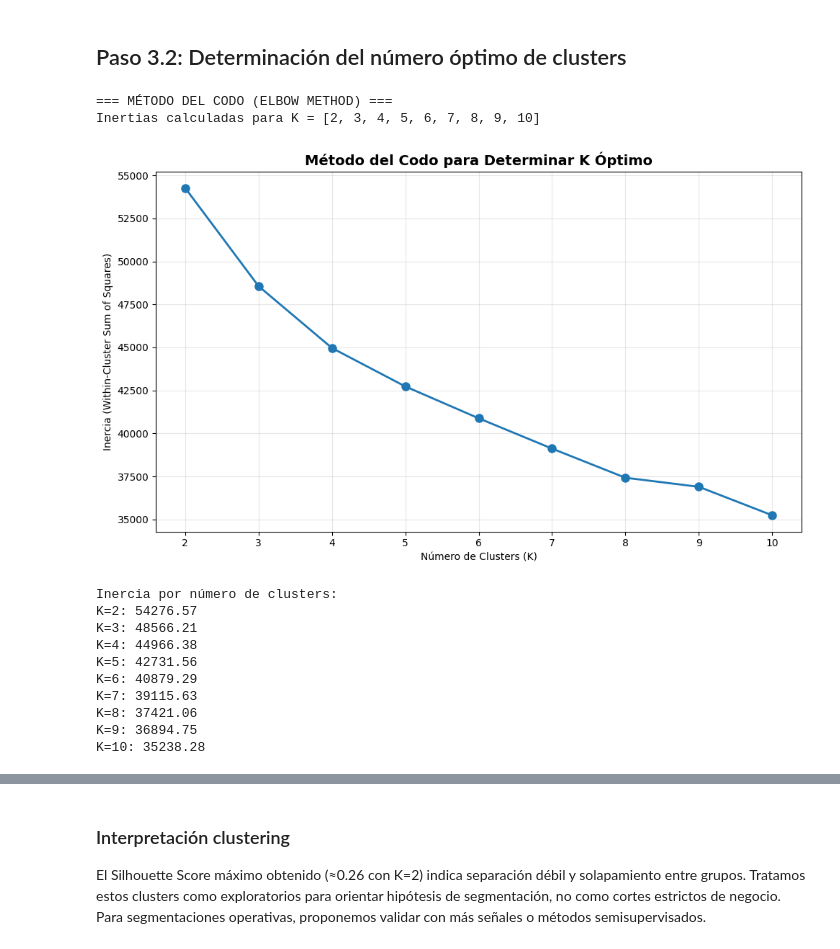
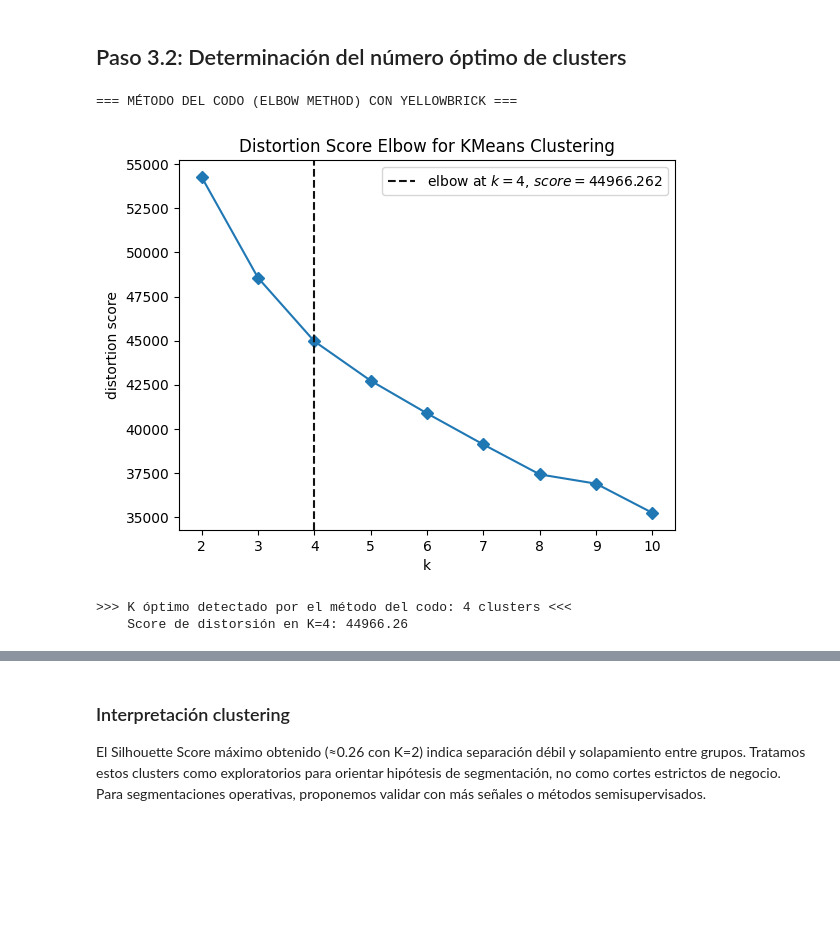
Before and after one commit to alanslzrr/machine-learning-customer-analytics-retail, a Jupyter notebook: proyecto_02_modelos.ipynb, the cells around one changed output, grey strips where cells are left out. Saved outputs shown, nothing was run; the diff lists cells and outputs as text; code cells hidden in the pictures; blank space fills up the shorter version.

Commit message:
Añadir yellowbrick a los requisitos y asegurar un formato correcto.
- Se añadió la versión 1.4.post2 de yellowbrick a requirements.txt.
- Se integraron graficos con yellowbrik para deccion automatica

```diff
--- a/proyecto_02_modelos.ipynb
+++ b/proyecto_02_modelos.ipynb
@@ -1501,50 +1538,37 @@ Es importante mencionar que aunque las componentes principales son combinaciones
 # %% [markdown]
 ## Paso 3.2: Determinación del número óptimo de clusters
 # %%
-# 3.2.1 Método del Codo (Elbow Method)
+# 3.2.1 Método del Codo (Elbow Method) usando Yellowbrick
 from sklearn.cluster import KMeans
+from yellowbrick.cluster import KElbowVisualizer
 
-print("=== MÉTODO DEL CODO (ELBOW METHOD) ===")
+print("=== MÉTODO DEL CODO (ELBOW METHOD) CON YELLOWBRICK ===")
 
-# Probar diferentes valores de K
-k_range = range(2, 11)
-inertias = []
-silhouette_scores = []
+# Crear el modelo K-Means
+model = KMeans(random_state=42, n_init=10)
 
-for k in k_range:
-    kmeans = KMeans(n_clusters=k, random_state=42, n_init=10)
-    kmeans.fit(X_pca)
-    inertias.append(kmeans.inertia_)
+# Crear el visualizador con método del codo
+# Métodos disponibles: 'distortion' (inercia), 'silhouette', 'calinski_harabasz'
+visualizer = KElbowVisualizer(
+    model,
+    k=(2, 11),  # Rango de clusters a probar
+    metric='distortion',  # Usa la inercia (WCSS)
+    timings=False,
+    locate_elbow=True  # Detecta automáticamente el codo
+)
 
-print(f"Inertias calculadas para K = {list(k_range)}")
+# Ajustar el visualizador y mostrar
+visualizer.fit(X_pca)
+visualizer.show()
 
-# Visualizar método del codo
-plt.figure(figsize=(10, 6))
-plt.plot(k_range, inertias, marker='o', linewidth=2, markersize=8)
-plt.xlabel('Número de Clusters (K)')
-plt.ylabel('Inercia (Within-Cluster Sum of Squares)')
-plt.title('Método del Codo para Determinar K Óptimo', fontsize=14, fontweight='bold')
-plt.grid(True, alpha=0.3)
-plt.xticks(k_range)
-plt.tight_layout()
-plt.show()
+# Obtener el K óptimo detectado automáticamente
+k_codo = visualizer.elbow_value_
 
-# Mostrar valores de inercia
-print("\nInercia por número de clusters:")
-for k, inertia in zip(k_range, inertias):
-    print(f"K={k}: {inertia:.2f}")
+print(f"\n>>> K óptimo detectado por el método del codo: {k_codo} clusters <<<")
+print(f"    Score de distorsión en K={k_codo}: {visualizer.elbow_score_:.2f}")
 # %% [output]
-=== MÉTODO DEL CODO (ELBOW METHOD) ===
-Inertias calculadas para K = [2, 3, 4, 5, 6, 7, 8, 9, 10]
+=== MÉTODO DEL CODO (ELBOW METHOD) CON YELLOWBRICK ===
-[figure, old version]
+[figure, new version]
-Inercia por número de clusters:
-K=2: 54276.57
-K=3: 48566.21
-K=4: 44966.38
-K=5: 42731.56
-K=6: 40879.29
-K=7: 39115.63
-K=8: 37421.06
-K=9: 36894.75
-K=10: 35238.28
+>>> K óptimo detectado por el método del codo: 4 clusters <<<
+    Score de distorsión en K=4: 44966.26
 # %% [markdown]
```
Also changed, not shown: parts of 27 cells of this notebook, 2 other files.
